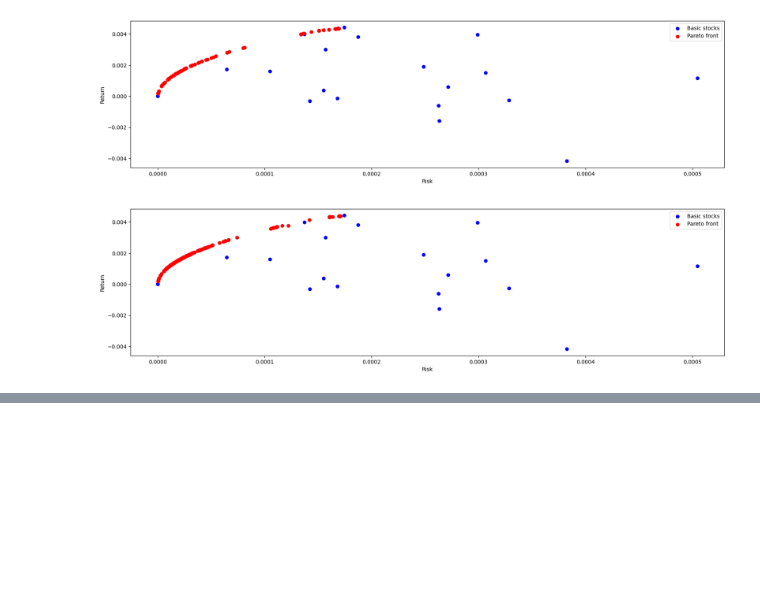
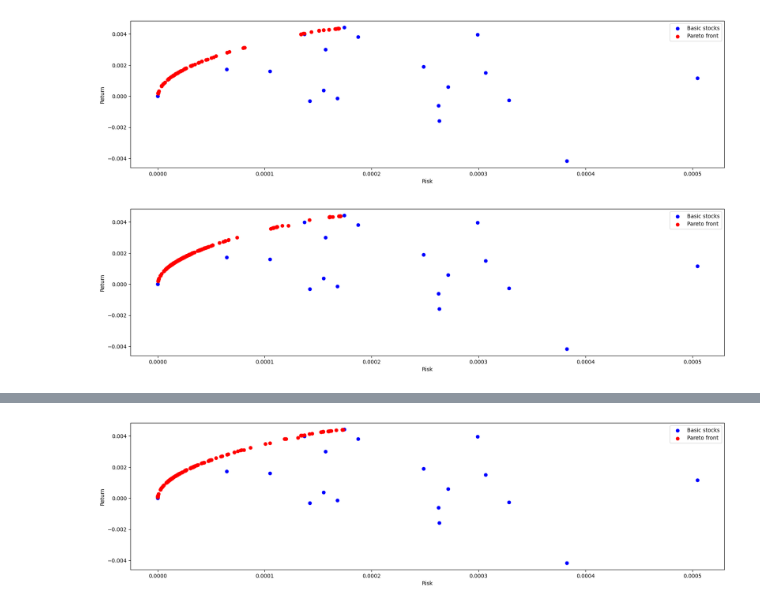
Before and after one commit to MaksWisniewski/PortfolioOpt, a Jupyter notebook: nsga2.ipynb, the cells around one changed output, grey strips where cells are left out. Cells and saved outputs as stored; diff of their text form; code cells hidden in the pictures; blank space fills up the shorter version.

```diff
--- a/nsga2.ipynb
+++ b/nsga2.ipynb
@@ -324,0 +363,9 @@ show_results(stock_risk=stock_returns_semi_var,
+# %%
+show_results(stock_risk=stock_returns_semi_var,
+             objective_function=portfolio_objective_function(risk_function=portfolio_risk_semi_var),
+             population_size=200,
+             number_of_offspring=400,
+             number_of_iterations=400,
+             alpha=0.75)
+# %% [output]
+[figure, added]
```
Also changed, not shown: parts of 22 cells of this notebook.
